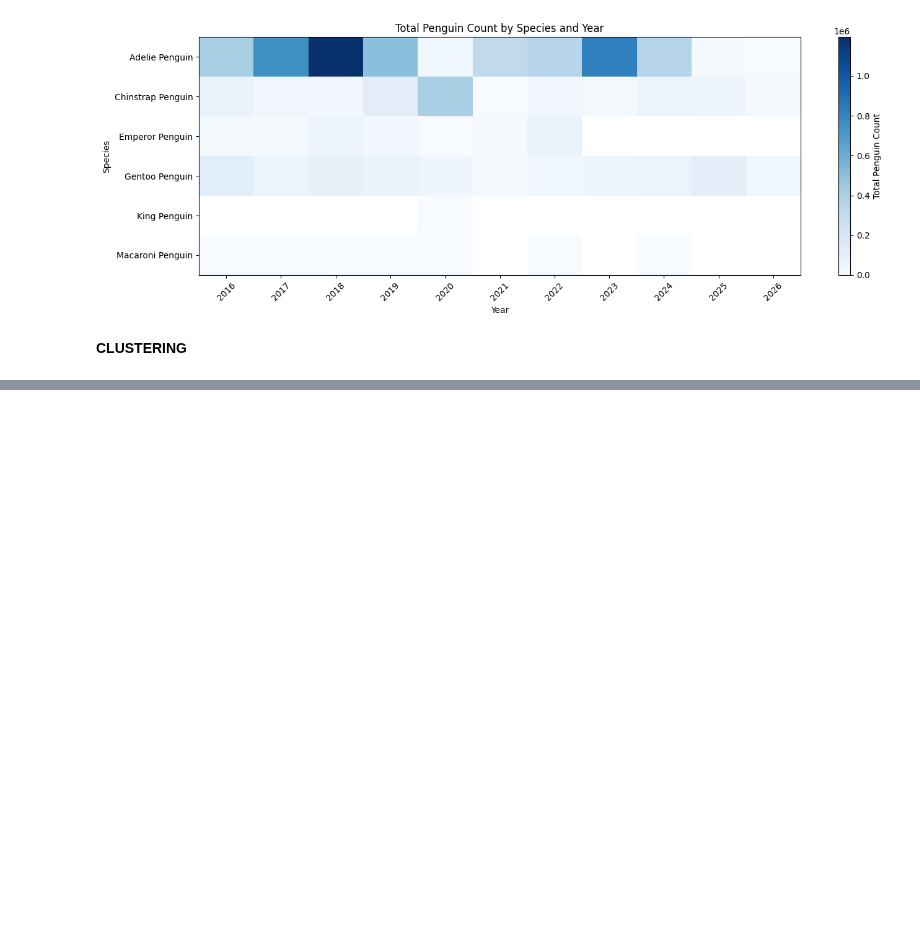
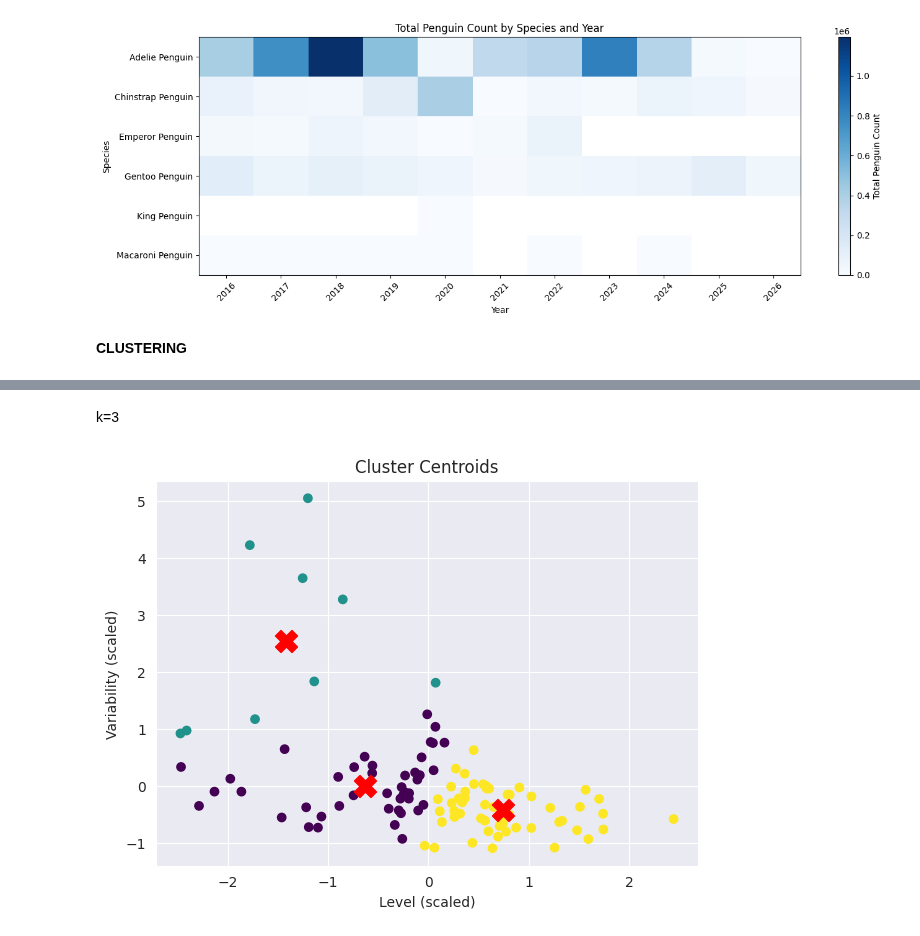
Before and after one commit to lktran1105/lktran1105.github.io, a Jupyter notebook: MLDS_project.ipynb, the cells around one changed output, grey strips where cells are left out. Drawn from its saved outputs; the diff is of its cells as text; code cells hidden in the pictures; blank space fills up the shorter version.

```diff
--- a/MLDS_project.ipynb
+++ b/MLDS_project.ipynb
@@ -492,0 +658,15 @@ clean_data = pd.read_csv("/content/Penguin data.csv", index_col = 0)
+# %% [markdown]
+k=3
+# %%
+km_final, labels, centroids = kmeans_clustering(colony_df_scaled, 3)
+
+plt.figure(figsize=(7, 5))
+plt.scatter(colony_df_scaled[:, 0], colony_df_scaled[:, 1], c=labels, cmap='viridis')
+plt.scatter(centroids[:, 0], centroids[:, 1], c='red', marker='X', s=250)
+
+plt.title('Cluster Centroids')
+plt.xlabel('Level (scaled)')
+plt.ylabel('Variability (scaled)')
+plt.show()
+# %% [output]
+[figure, added]
```
Also changed, not shown: parts of 18 cells of this notebook.
